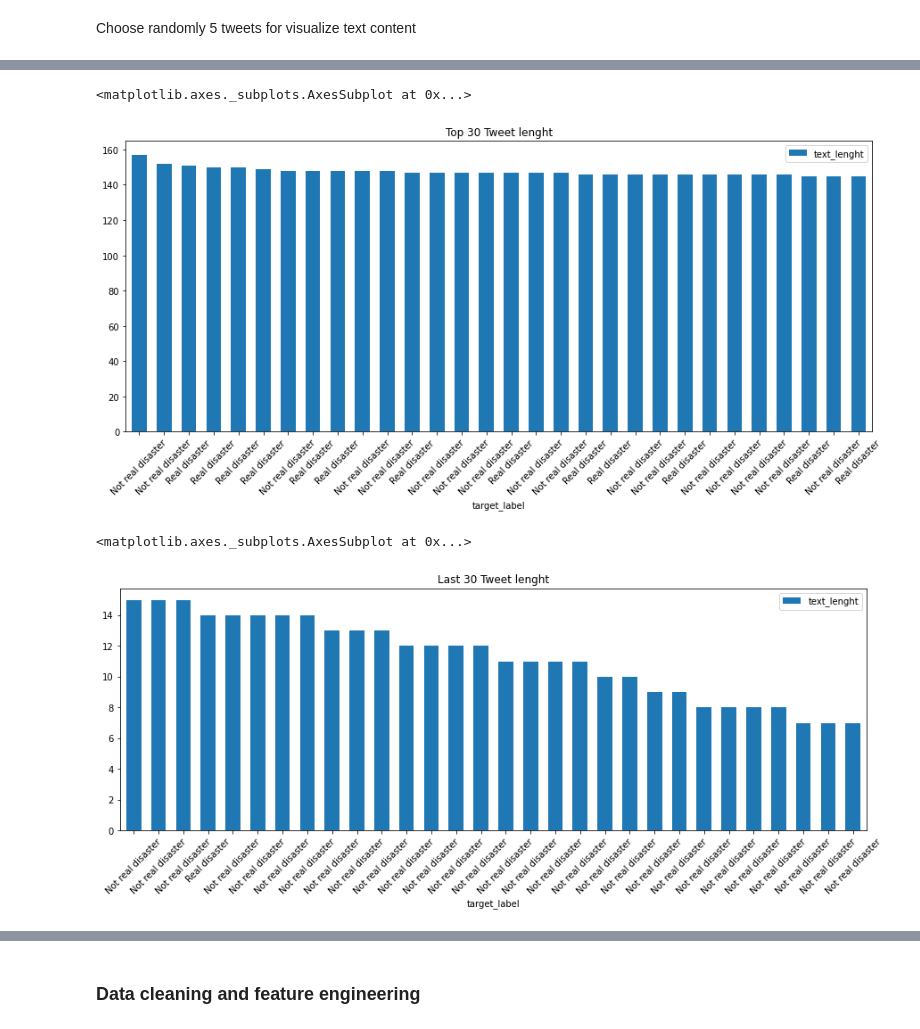
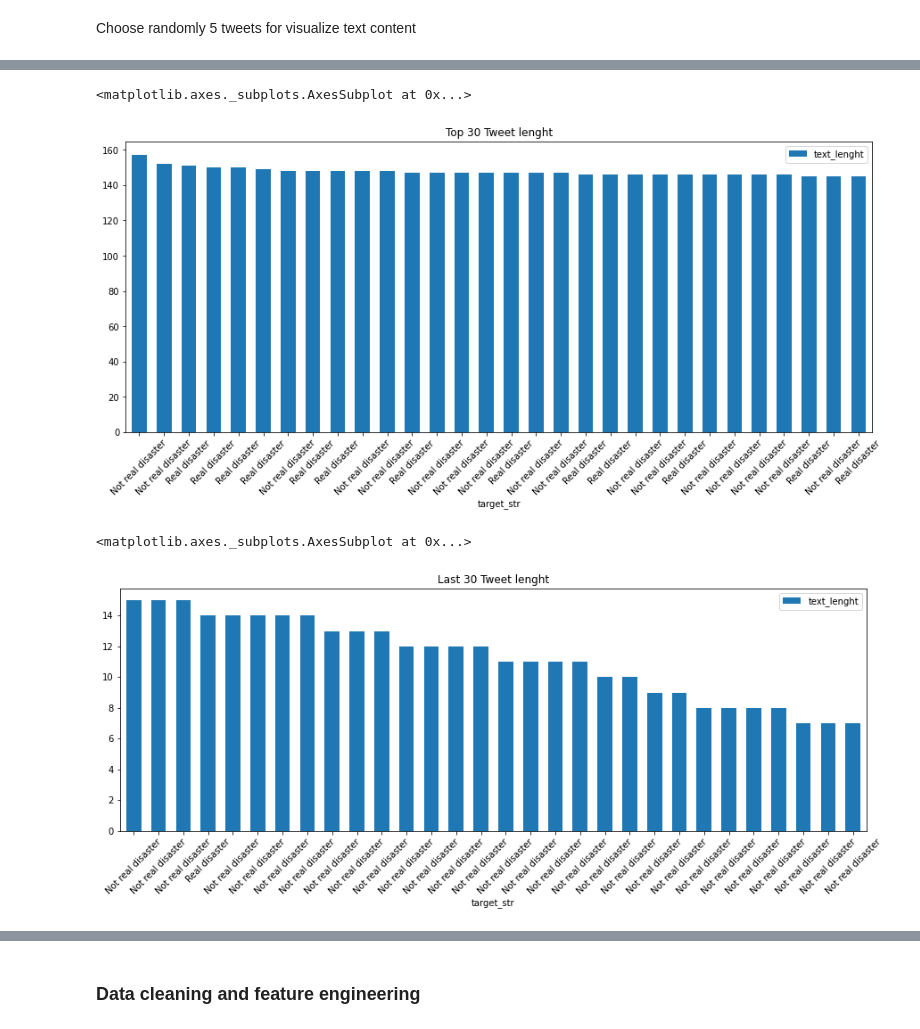
Before and after one commit to casals90/nlp_with_disaster_tweets, a Jupyter notebook: NLP_twitter.ipynb, the cells around one changed output, grey strips where cells are left out. Cells and saved outputs as stored; diff of their text form; code cells hidden in the pictures.

```diff
--- a/NLP_twitter.ipynb
+++ b/NLP_twitter.ipynb
@@ -41,5 +51,8 @@ test_file = os.path.join(data_folder, "test.csv")
 train_df = pd.read_csv(train_file)
 test_df = pd.read_csv(test_file)
 
+
 # Adding target labels
-train_df.loc[:, "target_label"] = train_df["target"].apply(lambda x: target_dict[x])
+train_df.loc[:, "target_str"] = pd.merge(train_df, target_df, how="left", left_on="target", right_on="value")["label"]
+
+train_df.head()
@@ -68,3 +90,6 @@ memory usage: 357.0+ KB
+# %%
+string_columns = ["keyword", "location", "text", "target_str"]
+train_df.loc[:, string_columns] = train_df[string_columns].astype("string")
 # %%
 train_df.head()
 # %% [output]
@@ -184,25 +208,25 @@ Not real disaster
 # %%
 # Adding new feature: text_lenght
-train_df.loc[:, "text_lenght"] = train_df.text.apply(len)
+train_df.loc[:, "text_lenght"] = train_df.text.str.len()
 # %%
-top_len_df = train_df[["text_lenght", "target", "target_label"]].sort_values(
+top_len_df = train_df[["text_lenght", "target", "target_str"]].sort_values(
     by="text_lenght", ascending=False).head(30).reset_index(drop=True)
-last_len_df = train_df[["text_lenght", "target", "target_label"]].sort_values(
+last_len_df = train_df[["text_lenght", "target", "target_str"]].sort_values(
     by="text_lenght", ascending=False).tail(30).reset_index(drop=True)
 
 fig, ax = plt.subplots(figsize=(15, 6))
-top_len_df.plot(kind="bar", y="text_lenght", x="target_label", width=0.6,
+top_len_df.plot(kind="bar", y="text_lenght", x="target_str", width=0.6,
                 ax=ax, title="Top 30 Tweet lenght", rot=45)
 # %% [output]
 <matplotlib.axes._subplots.AxesSubplot at 0x...>
-[figure, old version]
+[figure, new version]
 # %%
 fig, ax = plt.subplots(figsize=(15, 5))
-last_len_df.plot(kind="bar", y="text_lenght", x="target_label", width=0.6,
+last_len_df.plot(kind="bar", y="text_lenght", x="target_str", width=0.6,
                 ax=ax, title="Last 30 Tweet lenght", rot=45)
 # %% [output]
 <matplotlib.axes._subplots.AxesSubplot at 0x...>
-[figure, old version]
+[figure, new version]
 # %%
 def generate_word_frequences_dict(text_list, stop_words):
     # Filter stop words and remove puntuation
```
Also changed, not shown: parts of 33 cells of this notebook, 2 other files.
